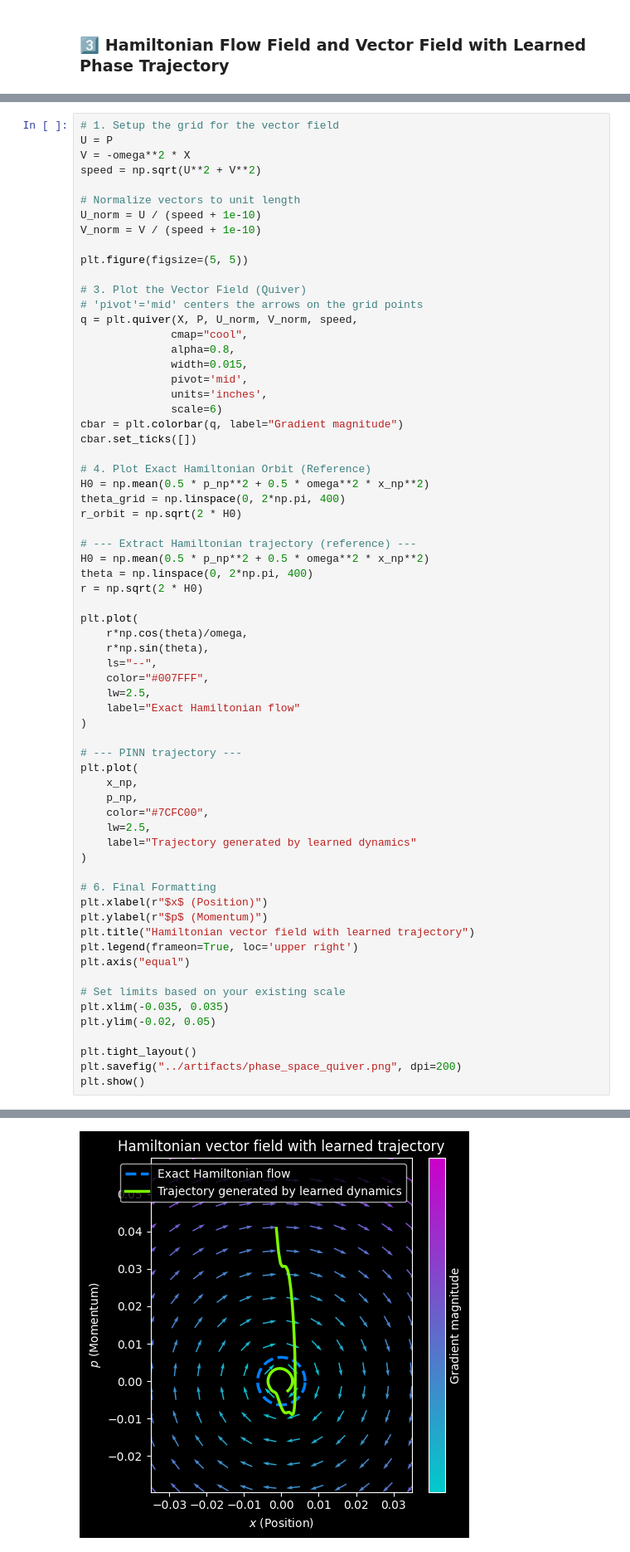
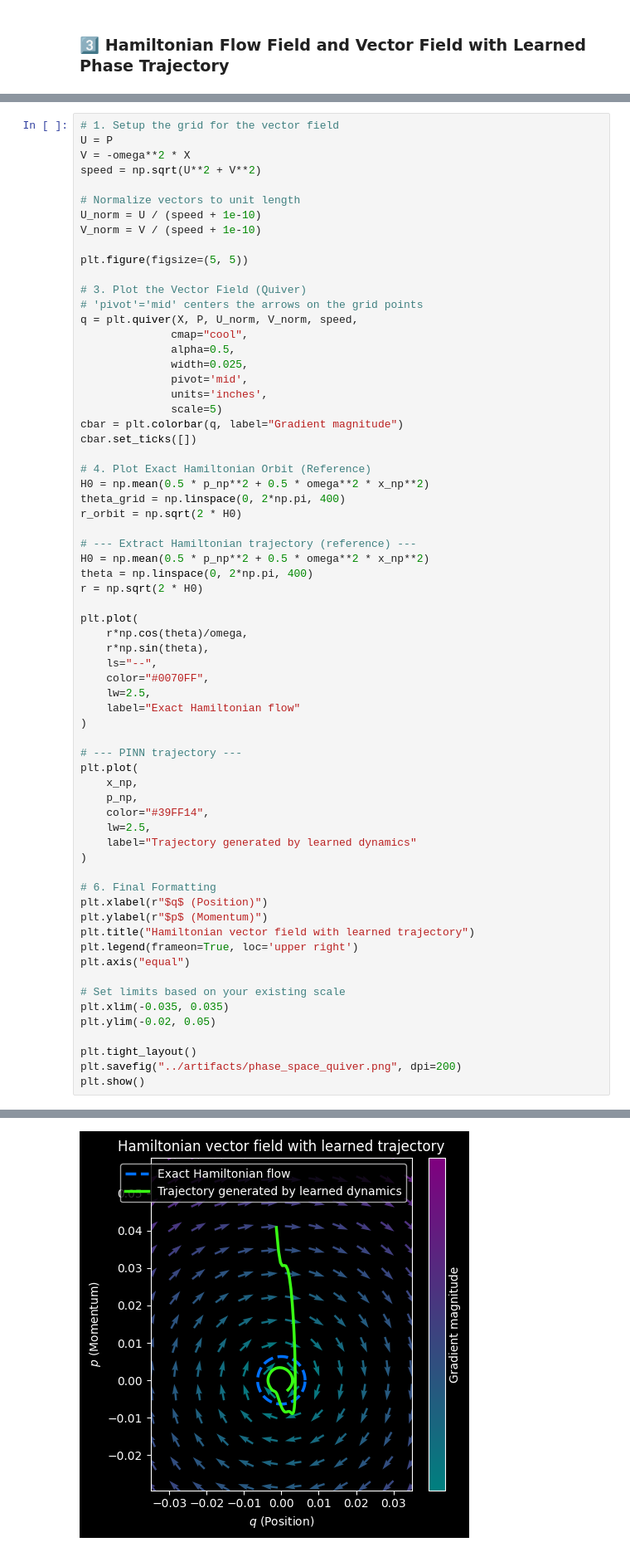
Before and after one commit to Scriber-Labs/lf-pinn-harmonic-oscillator, a Jupyter notebook: notebooks/demo.ipynb, the cells around one changed output, grey strips where cells are left out. Shown at 83% size. Drawn from its saved outputs; the diff is of its cells as text.

```diff
--- a/notebooks/demo.ipynb
+++ b/notebooks/demo.ipynb
@@ -277,11 +281,11 @@ plt.figure(figsize=(5, 5))
 # 'pivot'='mid' centers the arrows on the grid points
 q = plt.quiver(X, P, U_norm, V_norm, speed,
               cmap="cool",
-              alpha=0.8,
-              width=0.015,
+              alpha=0.5,
+              width=0.025,
               pivot='mid',
               units='inches',
-              scale=6)
+              scale=5)
 cbar = plt.colorbar(q, label="Gradient magnitude")
 cbar.set_ticks([])
 
@@ -299,35 +303,35 @@ plt.plot(
     r*np.cos(theta)/omega,
     r*np.sin(theta),
     ls="--",
-    color="#007FFF",
+    color="#0070FF",
     lw=2.5,
     label="Exact Hamiltonian flow"
 )
 
 # --- PINN trajectory ---
 plt.plot(
     x_np,
     p_np,
-    color="#7CFC00",
+    color="#39FF14",
     lw=2.5,
     label="Trajectory generated by learned dynamics"
 )
 
 # 6. Final Formatting
-plt.xlabel(r"$x$ (Position)")
+plt.xlabel(r"$q$ (Position)")
 plt.ylabel(r"$p$ (Momentum)")
 plt.title("Hamiltonian vector field with learned trajectory")
 plt.legend(frameon=True, loc='upper right')
 plt.axis("equal")
 
 # Set limits based on your existing scale
 plt.xlim(-0.035, 0.035)
 plt.ylim(-0.02, 0.05)
 
 plt.tight_layout()
 plt.savefig("../artifacts/phase_space_quiver.png", dpi=200)
 plt.show()
 # %% [output]
 Ignoring fixed y limits to fulfill fixed data aspect with adjustable data limits.
 Ignoring fixed y limits to fulfill fixed data aspect with adjustable data limits.
-[figure, old version]
+[figure, new version]
```
Also changed, not shown: parts of 3 cells of this notebook, 5 other files.
